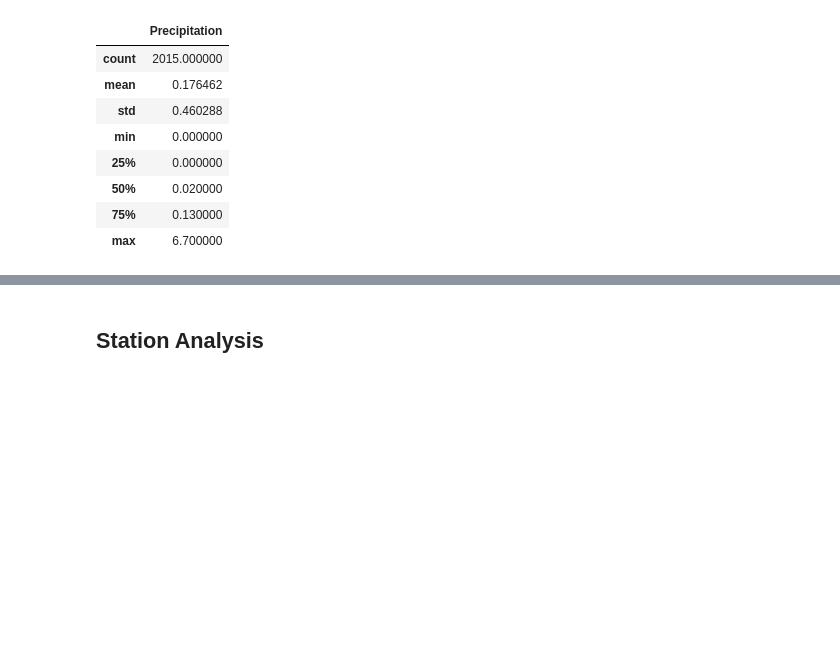
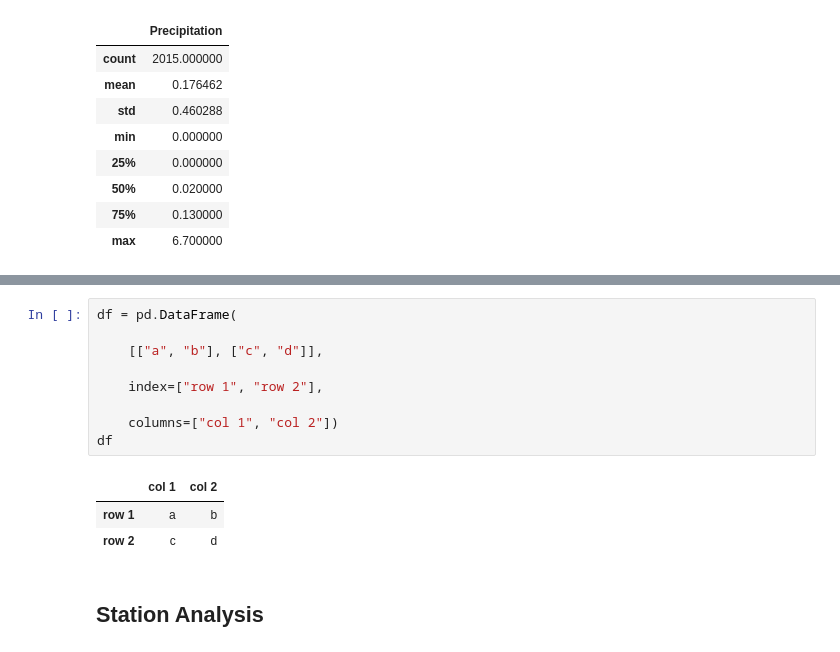
Before and after one commit to bakerv/sqlalchemy-challenge, a Jupyter notebook: main.ipynb, the cells around one changed output, grey strips where cells are left out. Cells and saved outputs as stored; diff of their text form; blank space fills up the shorter version.

Commit message:
troubleshooting converting nonunique index values into multiple dictionary keys

```diff
--- a/main.ipynb
+++ b/main.ipynb
@@ -134,3 +140,16 @@ rainfall.describe()
+# %%
+df = pd.DataFrame(
+
+    [["a", "b"], ["c", "d"]],
+
+    index=["row 1", "row 2"],
+
+    columns=["col 1", "col 2"])
+df
+# %% [output]
+|  | col 1 | col 2 |
+| row 1 | a | b |
+| row 2 | c | d |
 # %% [markdown]
 ## Station Analysis
 # %%
```
Also changed, not shown: parts of 1 cell of this notebook, 1 other file.
